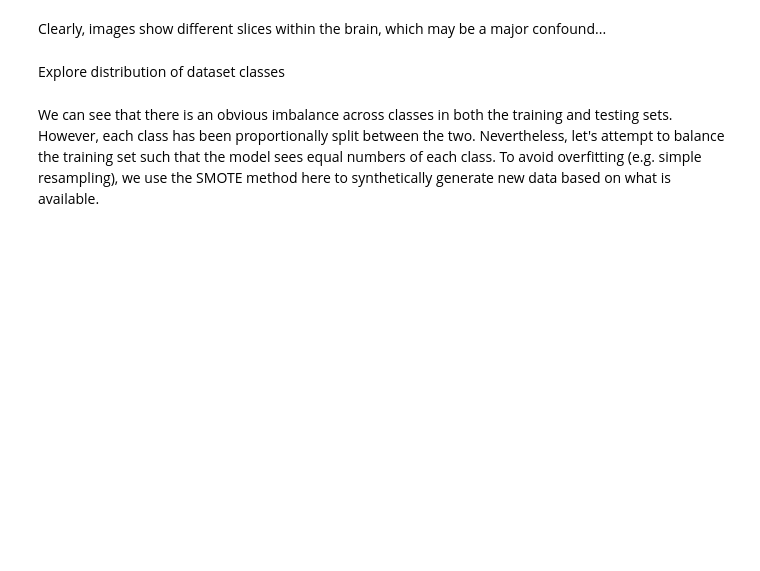
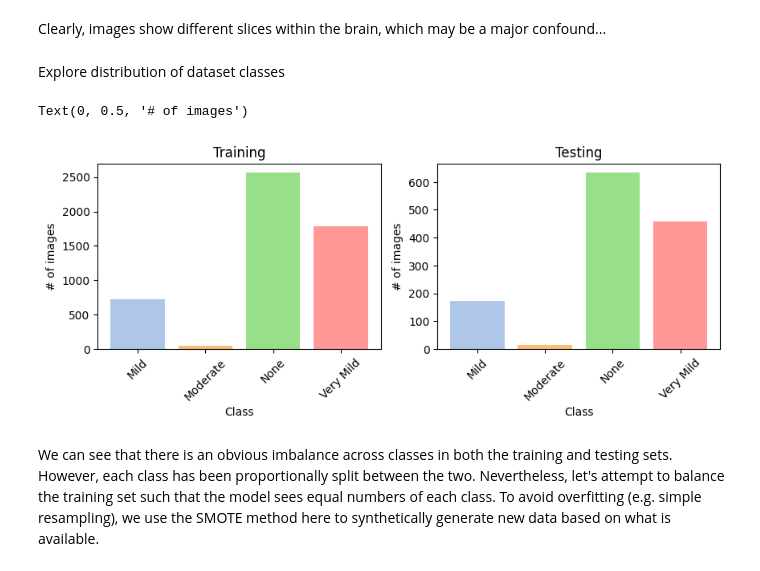
Before and after one commit to BradleyEdelman/Alzheimers-MRI-Classification, a Jupyter notebook: notebooks/00_Data_Cleaning.ipynb, the cells around one changed output. Cells and saved outputs as stored; diff of their text form; code cells hidden in the pictures; blank space fills up the shorter version.

```diff
--- a/notebooks/00_Data_Cleaning.ipynb
+++ b/notebooks/00_Data_Cleaning.ipynb
@@ -101,22 +121,25 @@ Explore distribution of dataset classes
 # %%
 colors = ['#aec7e8', '#ffbb78', '#98df8a', '#ff9896']
 
-f, ax = plt.subplots(1, 2, figsize=(15, 5))
+f, ax = plt.subplots(1, 2, figsize=(10, 3))
 unique, counts = np.unique(np.asarray(train.iloc[:].label), return_counts=True)
 ax[0].bar(unique, counts, color=colors)
 ax[0].set_xticks(unique)
 ax[0].set_xticklabels(Lab, rotation=45)
 ax[0].set_title('Training')
 ax[0].set_xlabel('Class')
 ax[0].set_ylabel('# of images')
 
 unique, counts = np.unique(np.asarray(test.iloc[:].label), return_counts=True)
 ax[1].bar(unique, counts, color=colors)
 ax[1].set_xticks(unique)
 ax[1].set_xticklabels(Lab, rotation=45)
 ax[1].set_title('Testing')
 ax[1].set_xlabel('Class')
 ax[1].set_ylabel('# of images')
+# %% [output]
+Text(0, 0.5, '# of images')
+[figure, added]
 # %% [markdown]
 We can see that there is an obvious imbalance across classes in both the training and testing sets. However, each class has been proportionally split between the two. Nevertheless, let's attempt to balance the training set such that the model sees equal numbers of each class. To avoid overfitting (e.g. simple resampling), we use the SMOTE method here to synthetically generate new data based on what is available.
 # %%
```
Also changed, not shown: parts of 24 cells of this notebook, 4 other files.
